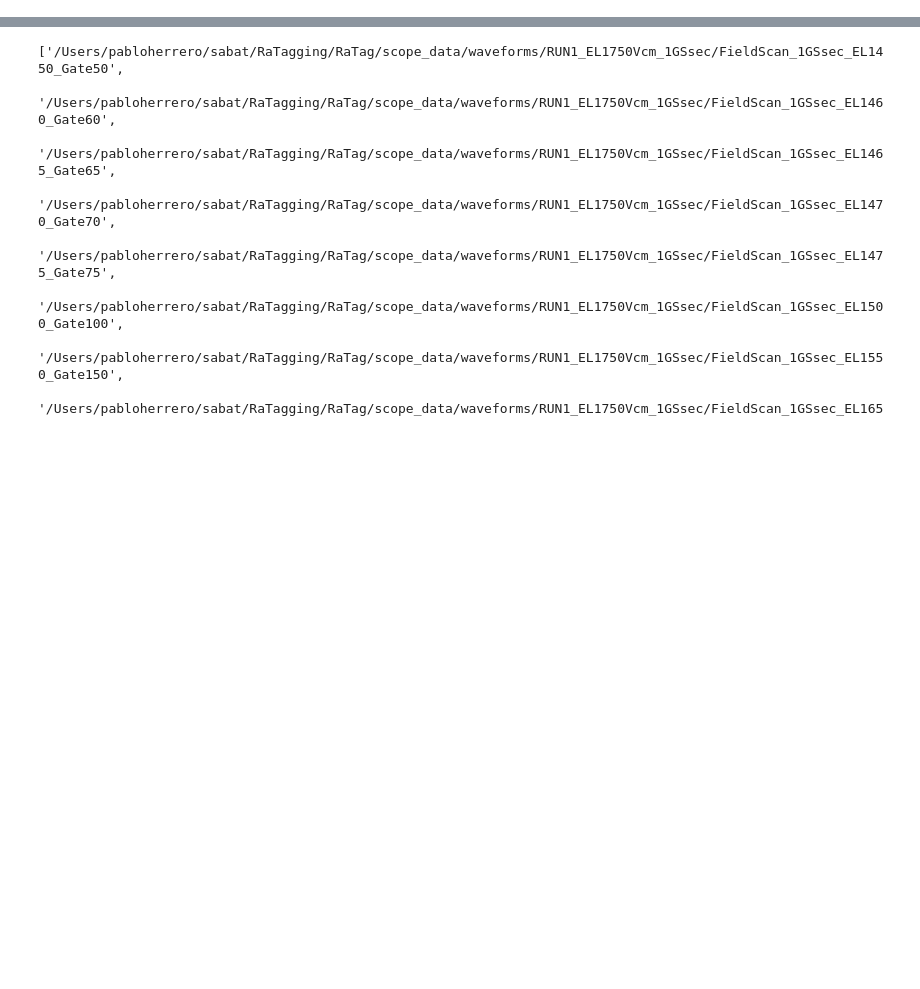
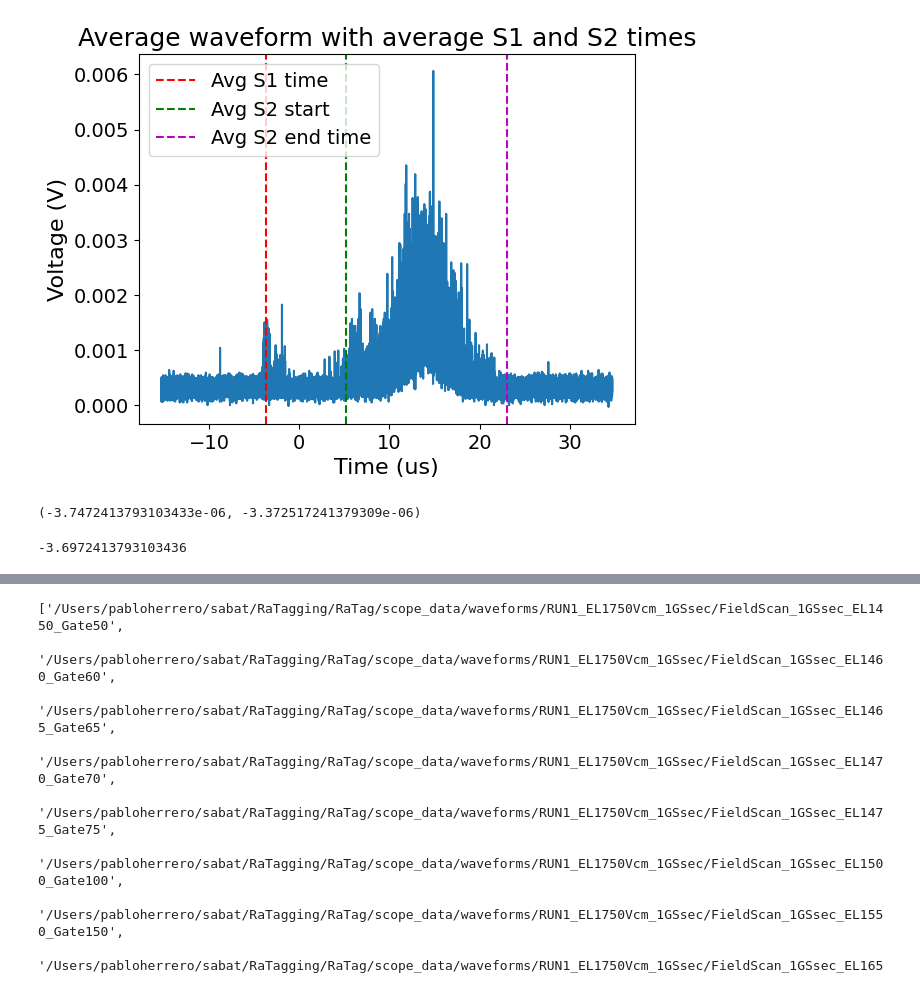
Before and after one commit to proscrite/RaTag, a Jupyter notebook: notebooks/Drift_velocity_S2_window_v2.ipynb, the cells around one changed output, grey strips where cells are left out. Cells and saved outputs as stored; diff of their text form; code cells hidden in the pictures; blank space fills up the shorter version.

```diff
--- a/notebooks/Drift_velocity_S2_window_v2.ipynb
+++ b/notebooks/Drift_velocity_S2_window_v2.ipynb
@@ -130,0 +280,8 @@ array([  35.71428571,   42.85714286,   46.42857143,   50.        ,
+# %%
+base_dir = '/Users/pabloherrero/sabat/RaTagging/RaTag/scope_data/waveforms/RUN2_EL3kVcm_1GSsec'
+voltage_pairs = extract_voltage_pairs(base_dir, pattern='FieldScan_1GSsec_EL{}_Gate{}')
+anode_voltages = voltage_pairs[:,0]
+gate_voltages = voltage_pairs[:,1]
+field_el = (anode_voltages - gate_voltages) / 0.8  # V/cm
+field_drift = gate_voltages / 1.4  # V/cm
+field_drift, red_field_drift
@@ -130,0 +300,4 @@ array([  35.71428571,   42.85714286,   46.42857143,   50.        ,
+# %%
+subdirs = sorted(glob(base_dir+'/FieldScan*'))
+files05 = sorted(glob(base_dir+'/FieldScan_1GSsec_EL2470_Gate70/*.wfm'))
+files05[:10], subdirs[2]
@@ -130,0 +316,6 @@ array([  35.71428571,   42.85714286,   46.42857143,   50.        ,
+# %%
+win = S2Window(subdirs[2], batch_size=50)
+win.compute_average_s2_window()
+win.plot_avg_values()
+# %% [output]
+[figure, added]
@@ -130,0 +324,8 @@ array([  35.71428571,   42.85714286,   46.42857143,   50.        ,
+# %%
+win.s1_avg, win.s1_avg * 0.9
+# %% [output]
+(-3.7472413793103433e-06, -3.372517241379309e-06)
+# %%
+drift_window[0]
+# %% [output]
+-3.6972413793103436
```
Also changed, not shown: parts of 36 cells of this notebook, 2 other files.
